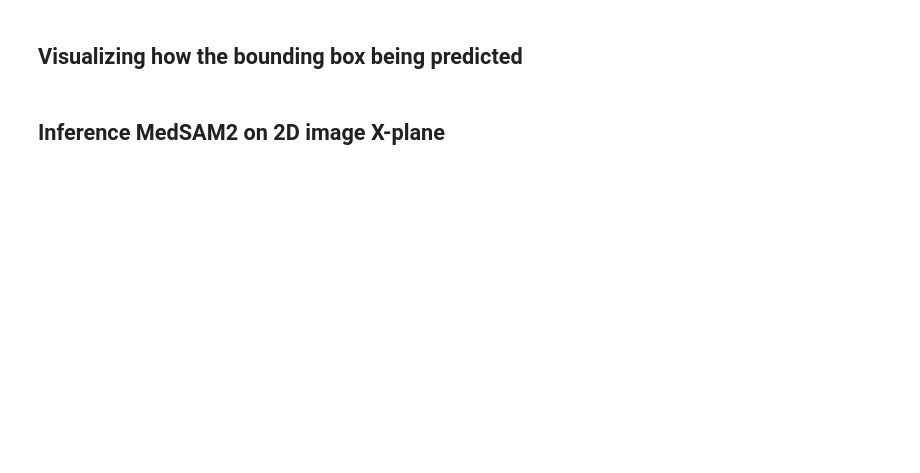
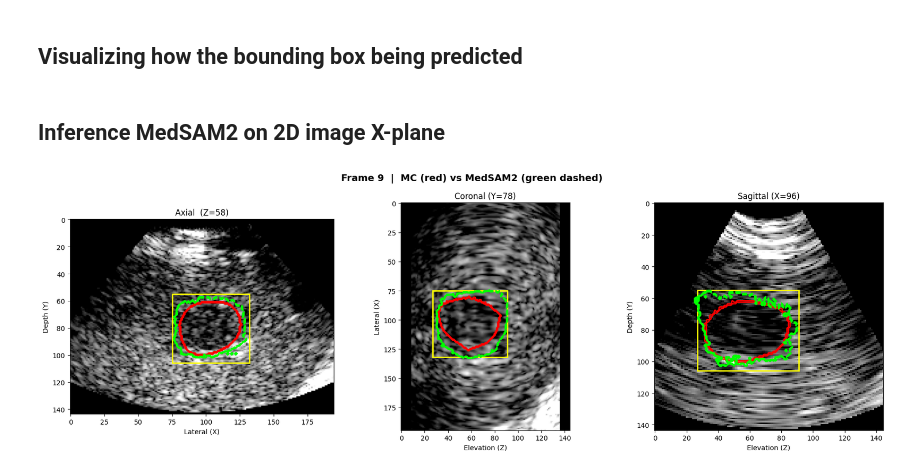
Before and after one commit to QuantUS-OpenSource/QuantUS-Backend-CEUS, a Jupyter notebook: CLI-Demos/MedSam2_inference.ipynb, the cells around one changed output. Drawn from its saved outputs; the diff is of its cells as text; code cells hidden in the pictures; blank space fills up the shorter version.

```diff
--- a/CLI-Demos/MedSam2_inference.ipynb
+++ b/CLI-Demos/MedSam2_inference.ipynb
@@ -68,11 +69,11 @@ from PIL import Image
 import matplotlib.patches as patches
 from tqdm import tqdm
 
-def enhance_bmode_noise(image_slice, p_low_percentile=2.0, p_high_percentile=98.0):
+def enhance_bmode_noise(image_slice, p_low_percentile=15.0, p_high_percentile=98.0):
     non_zero = image_slice[image_slice != 0]
     # Compute 10th and 90th percentile on non-zero values
-    p_low = np.percentile(non_zero, 2)
-    p_high = np.percentile(non_zero, 98)
+    p_low = np.percentile(non_zero, p_low_percentile)
+    p_high = np.percentile(non_zero, p_high_percentile)
 
     # Clip and normalize to 0-255
     clipped_slice = np.clip(image_slice, p_low, p_high)
@@ -1123,7 +1122,7 @@ def run_medsam2(image_predictor, slice_rgb, bbox_2d):
     return masks[0]  # (H, W) binary mask
 
 start_frame = 0
-end_frame = 100
+end_frame = 10
 
 for frame_idx in tqdm(range(start_frame, end_frame), desc="MedSAM2 3-plane segmentation"):
     clear_output(wait=True)
@@ -1209,30 +1208,32 @@ for frame_idx in tqdm(range(start_frame, end_frame), desc="MedSAM2 3-plane segme
             "ylabel": "Depth (Y)",
             "slice":  sagittal_slice,
             "pred":   sagittal_pred,
             "mc":     sagittal_mc,
             "rect":   patches.Rectangle(
                           (bbox.z_min, bbox.y_min),
                           bbox.z_max - bbox.z_min,
                           bbox.y_max - bbox.y_min,
                           edgecolor='yellow', facecolor='none', linewidth=2),
         },
     ]
 
     for col, v in enumerate(views):
         img_disp = enhance_bmode_noise(v["slice"])
 
         axes[col].imshow(img_disp, cmap='gray')
         axes[col].add_patch(v["rect"])
         axes[col].contour(get_mask_boundary(v["mc"].astype(bool)),
                           colors='red', linewidths=2)
         axes[col].contour(v["pred"],
                           colors='lime', linewidths=2, linestyles='dashed')
         axes[col].set_title(f'{v["label"]}', fontsize=12)
         axes[col].set_xlabel(v["xlabel"])
         axes[col].set_ylabel(v["ylabel"])
 
     fig.suptitle(f'Frame {frame_idx}  |  MC (red) vs MedSAM2 (green dashed)',
                  fontsize=14, fontweight='bold')
     plt.tight_layout()
     plt.show()
     plt.close(fig)
+# %% [output]
+[figure, added]
```
Also changed, not shown: parts of 13 cells of this notebook, 2 other files.
